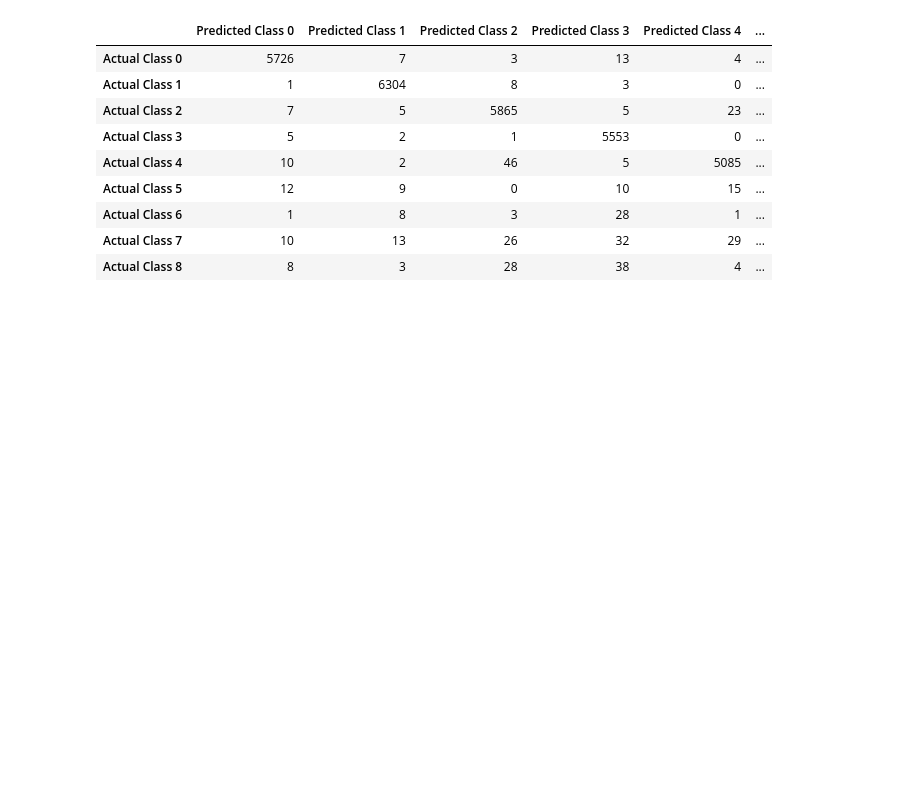
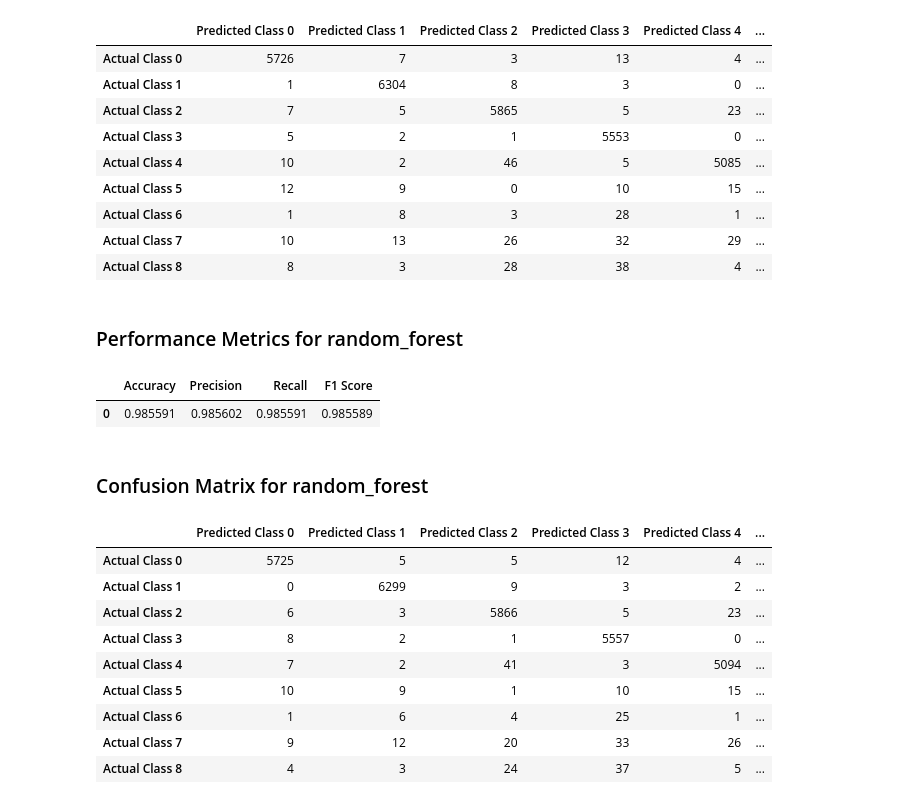
Before and after one commit to ambwhl/datasci_223, a Jupyter notebook: exercises/4-classification/exercise.ipynb, the cells around one changed output. Cells and saved outputs as stored; diff of their text form; code cells hidden in the pictures; blank space fills up the shorter version.

```diff
--- a/exercises/4-classification/exercise.ipynb
+++ b/exercises/4-classification/exercise.ipynb
@@ -267,3 +261,38 @@ display_metrics(task, model_name, metrics_dict)
 | Actual Class 6 | 1 | 8 | 3 | 28 | 1 | ... |
 | Actual Class 7 | 10 | 13 | 26 | 32 | 29 | ... |
 | Actual Class 8 | 8 | 3 | 28 | 38 | 4 | ... |
+# %%
+##initial RandomForest with higher n_estimators
+rf_clf = RandomForestClassifier(n_estimators=100, random_state=42)##
+
+##train and test new model in subsets, use CPU provided by google colab, 8 min 31sec
+rf_clf.fit(train_01['image_flat'].tolist(), train_01['label'])
+y_pred = rf_clf.predict(valid_01['image_flat'].tolist())
+acc = accuracy_score(valid_01['label'], y_pred)
+prec = precision_score(valid_01['label'], y_pred,average = 'weighted')
+rec = recall_score(valid_01['label'], y_pred,average = 'weighted')
+f1 = f1_score(valid_01['label'], y_pred,average = 'weighted')
+cm = confusion_matrix(valid_01['label'], y_pred)
+
+metrics_dict[task][model_name] = {'accuracy': acc,
+                                  'precision': prec,
+                                  'recall': rec,
+                                  'f1': f1,
+                                  'confusion_matrix': cm}
+
+display_metrics(task, model_name, metrics_dict)
+# %% [output]
+### Performance Metrics for random_forest
+|  | Accuracy | Precision | Recall | F1 Score |
+| 0 | 0.985591 | 0.985602 | 0.985591 | 0.985589 |
+### Confusion Matrix for random_forest
+|  | Predicted Class 0 | Predicted Class 1 | Predicted Class 2 | Predicted Class 3 | Predicted Class 4 | ... |
+| Actual Class 0 | 5725 | 5 | 5 | 12 | 4 | ... |
+| Actual Class 1 | 0 | 6299 | 9 | 3 | 2 | ... |
+| Actual Class 2 | 6 | 3 | 5866 | 5 | 23 | ... |
+| Actual Class 3 | 8 | 2 | 1 | 5557 | 0 | ... |
+| Actual Class 4 | 7 | 2 | 41 | 3 | 5094 | ... |
+| Actual Class 5 | 10 | 9 | 1 | 10 | 15 | ... |
+| Actual Class 6 | 1 | 6 | 4 | 25 | 1 | ... |
+| Actual Class 7 | 9 | 12 | 20 | 33 | 26 | ... |
+| Actual Class 8 | 4 | 3 | 24 | 37 | 5 | ... |
```
Also changed, not shown: parts of 2 cells of this notebook.
